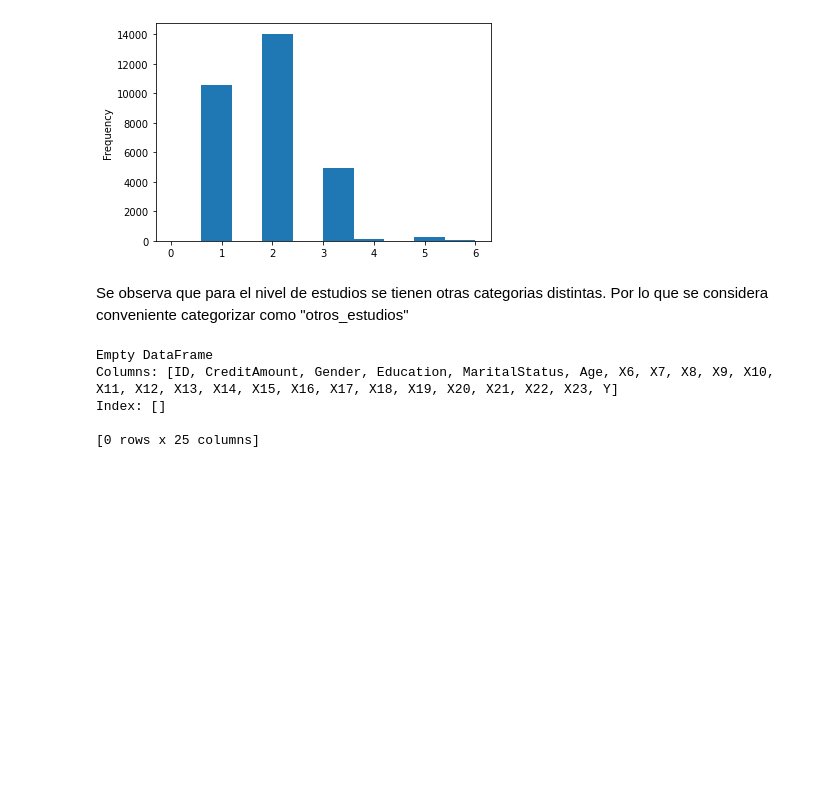
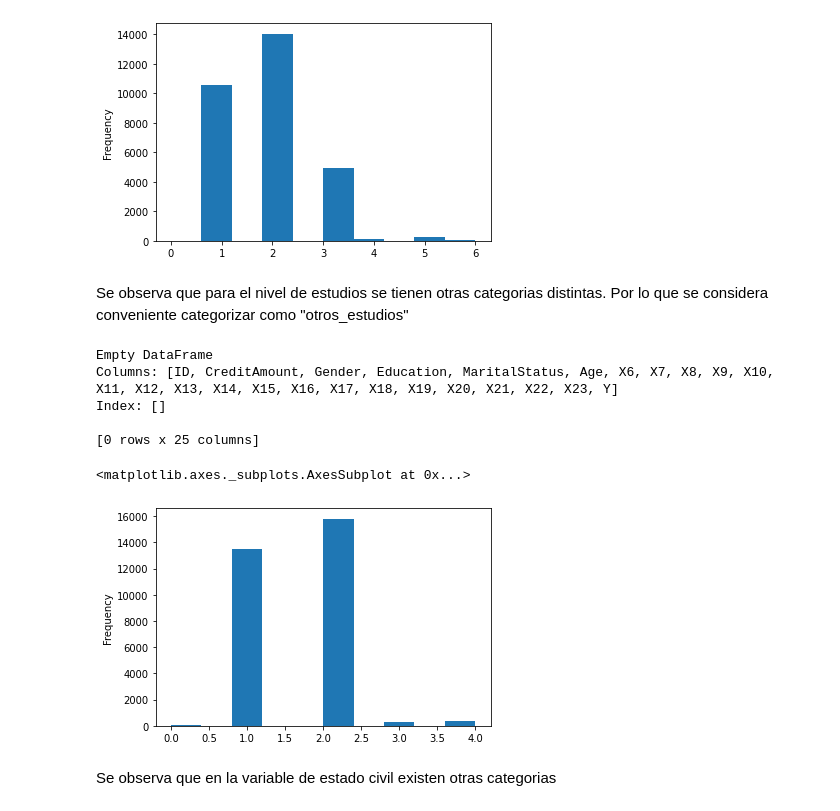
Before and after one commit to PosgradoMNA/actividades-de-aprendizaje-DalinaV, a Jupyter notebook: Actividad_1_Semana3_A01793258.ipynb, the cells around one changed output. Saved outputs shown, nothing was run; the diff lists cells and outputs as text; code cells hidden in the pictures; blank space fills up the shorter version.

```diff
--- a/Actividad_1_Semana3_A01793258.ipynb
+++ b/Actividad_1_Semana3_A01793258.ipynb
@@ -226,3 +240,10 @@ datos_creditos_1[(datos_creditos_1['Education']!=1) &
                  (datos_creditos_1['Education']!=2) &
                  (datos_creditos_1['Education']!=3) &
                  (datos_creditos_1['Education']!=4)]=4 #se crea la nueva categoria
+# %%
+datos_creditos_1['MaritalStatus'].plot.hist()  # se valida que cumpla con ls supuestos (1 = married; 2 = single; 3 = others)
+# %% [output]
+<matplotlib.axes._subplots.AxesSubplot at 0x...>
+[figure, added]
+# %% [markdown]
+Se observa que en la variable de estado civil existen otras categorias
```
Also changed, not shown: parts of 43 cells of this notebook.
